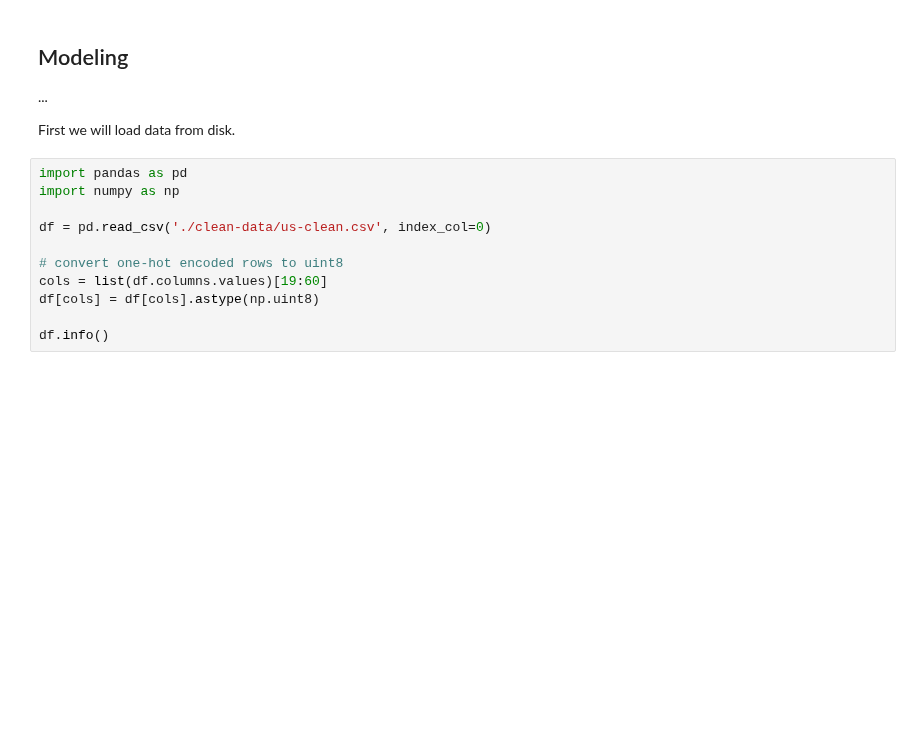
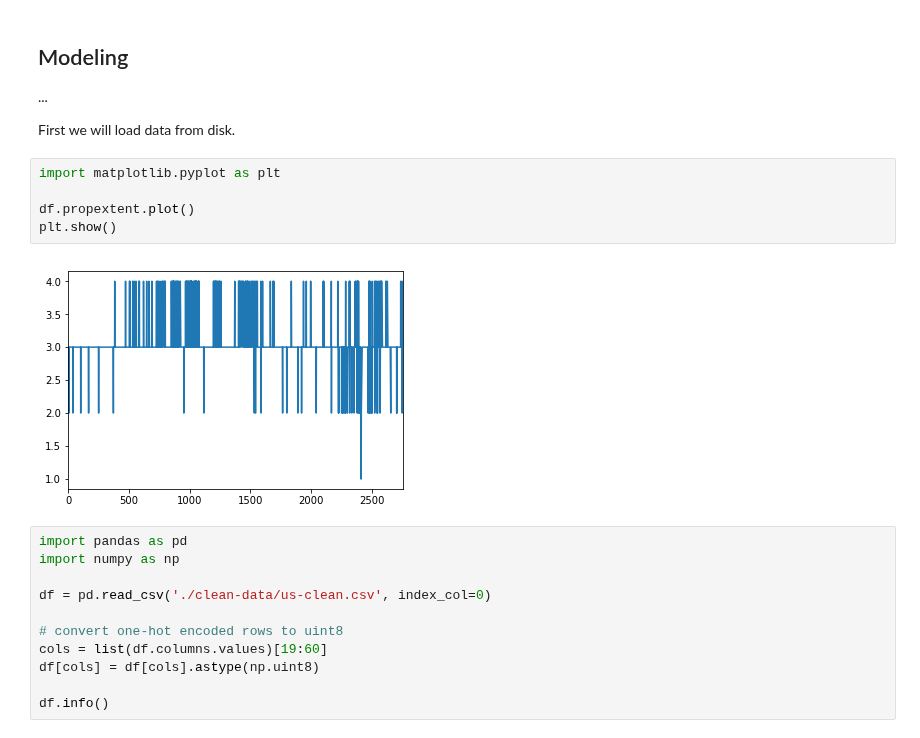
Before and after one commit to jakecarlson1/machine-learning-labs, a Jupyter notebook: Lab4/Lab 4 - Extending Logistic Regression.ipynb, the cells around one changed output. Cells and saved outputs as stored; diff of their text form; blank space fills up the shorter version.

```diff
--- a/Lab4/Lab 4 - Extending Logistic Regression.ipynb
+++ b/Lab4/Lab 4 - Extending Logistic Regression.ipynb
@@ -328,6 +328,13 @@ X_train, X_test, y_train, y_test = train_test_split(df, labels,
 ...
 
 First we will load data from disk.
+# %%
+import matplotlib.pyplot as plt
+
+df.propextent.plot()
+plt.show()
+# %% [output]
+[figure, added]
 # %%
 import pandas as pd
 import numpy as np
```
Also changed, not shown: parts of 4 cells of this notebook.
